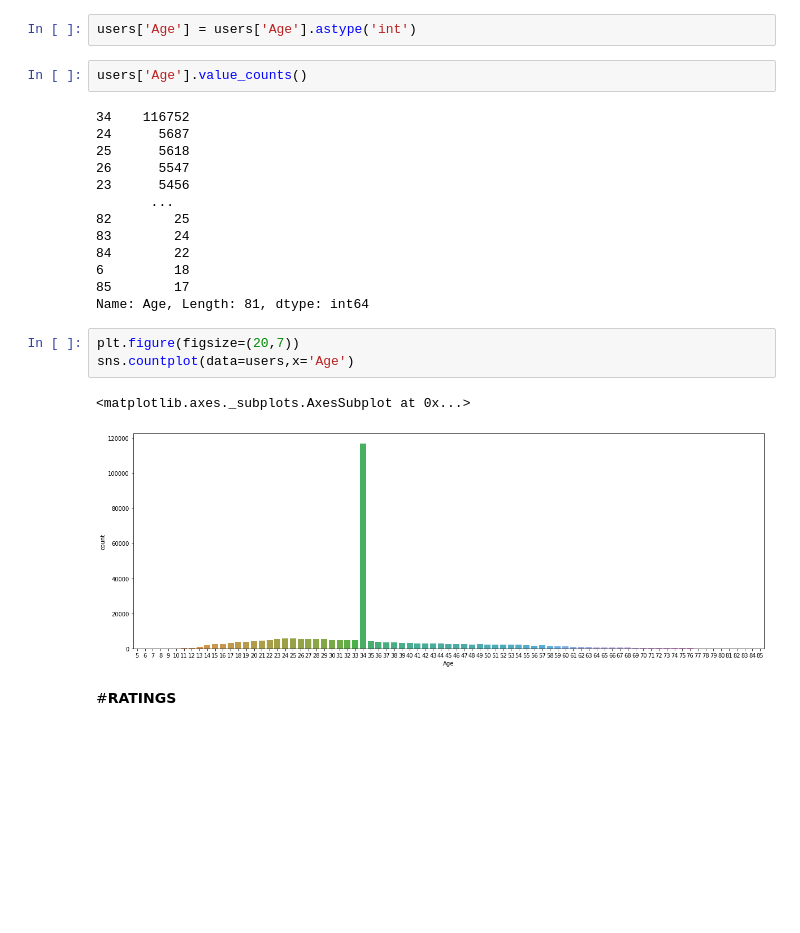
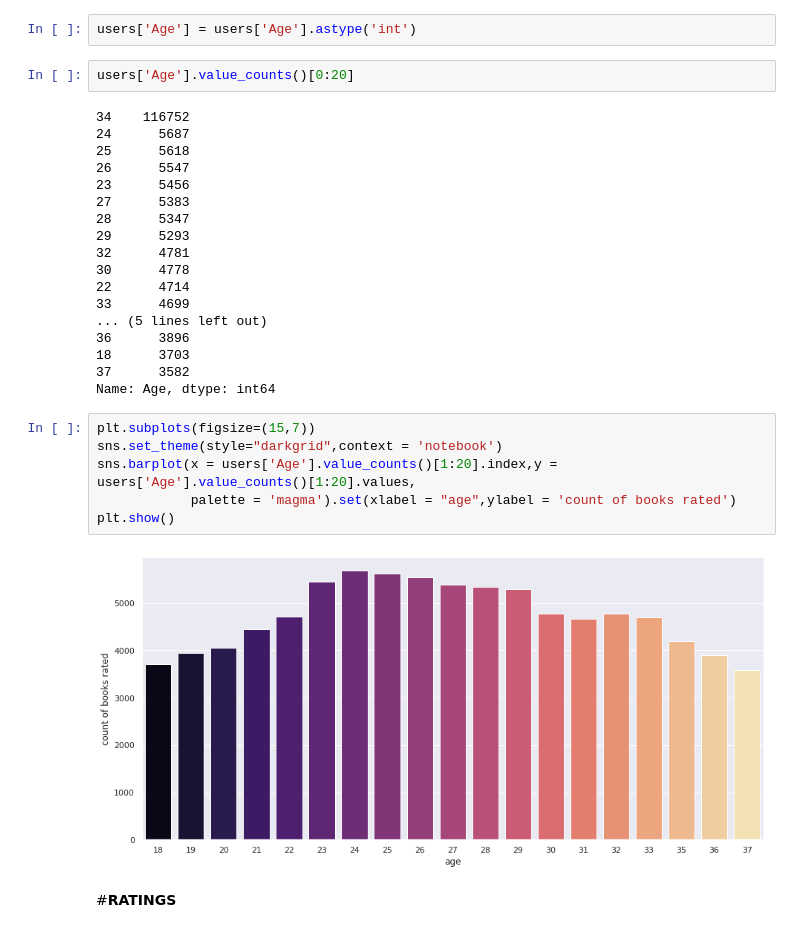
Before and after one commit to skaty5678/Book-recommendation-system, a Jupyter notebook: Book_Recommendation_System_SANJEEV_KUMAR_THAKUR.ipynb, the cells around one changed output. Drawn from its saved outputs; the diff is of its cells as text; blank space fills up the shorter version.

```diff
--- a/Book_Recommendation_System_SANJEEV_KUMAR_THAKUR.ipynb
+++ b/Book_Recommendation_System_SANJEEV_KUMAR_THAKUR.ipynb
@@ -283,26 +279,33 @@ users.Age.mean()
 # %%
 users['Age'] = users['Age'].astype('int')
 # %%
-users['Age'].value_counts()
+users['Age'].value_counts()[0:20]
 # %% [output]
 34    116752
 24      5687
 25      5618
 26      5547
 23      5456
-       ...
-82        25
-83        24
-84        22
-6         18
-85        17
-Name: Age, Length: 81, dtype: int64
+27      5383
+28      5347
+29      5293
+32      4781
+30      4778
+22      4714
+33      4699
+... (5 lines left out)
+36      3896
+18      3703
+37      3582
+Name: Age, dtype: int64
-# %%
-plt.figure(figsize=(20,7))
-sns.countplot(data=users,x='Age')
-# %% [output]
-<matplotlib.axes._subplots.AxesSubplot at 0x...>
-[figure, removed]
+# %%
+plt.subplots(figsize=(15,7))
+sns.set_theme(style="darkgrid",context = 'notebook')
+sns.barplot(x = users['Age'].value_counts()[1:20].index,y = users['Age'].value_counts()[1:20].values,
+            palette = 'magma').set(xlabel = "age",ylabel = 'count of books rated')
+plt.show()
+# %% [output]
+[figure, added]
 # %% [markdown]
 #**RATINGS**
 # %%
```
Also changed, not shown: parts of 13 cells of this notebook.
